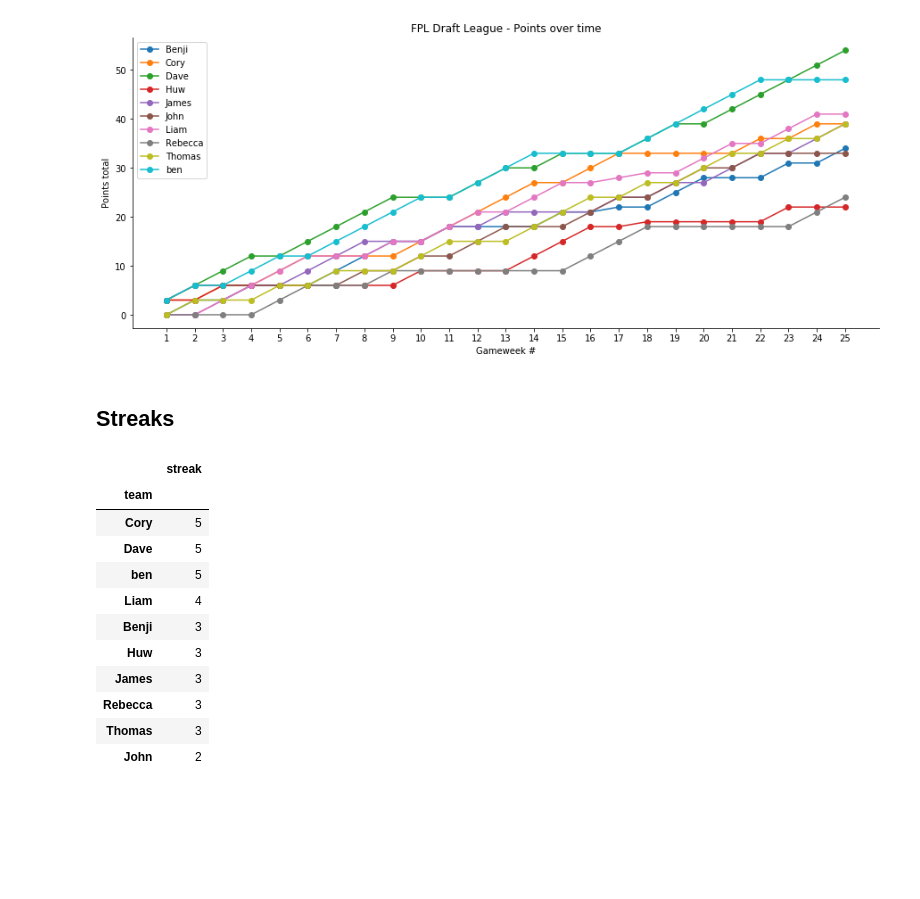
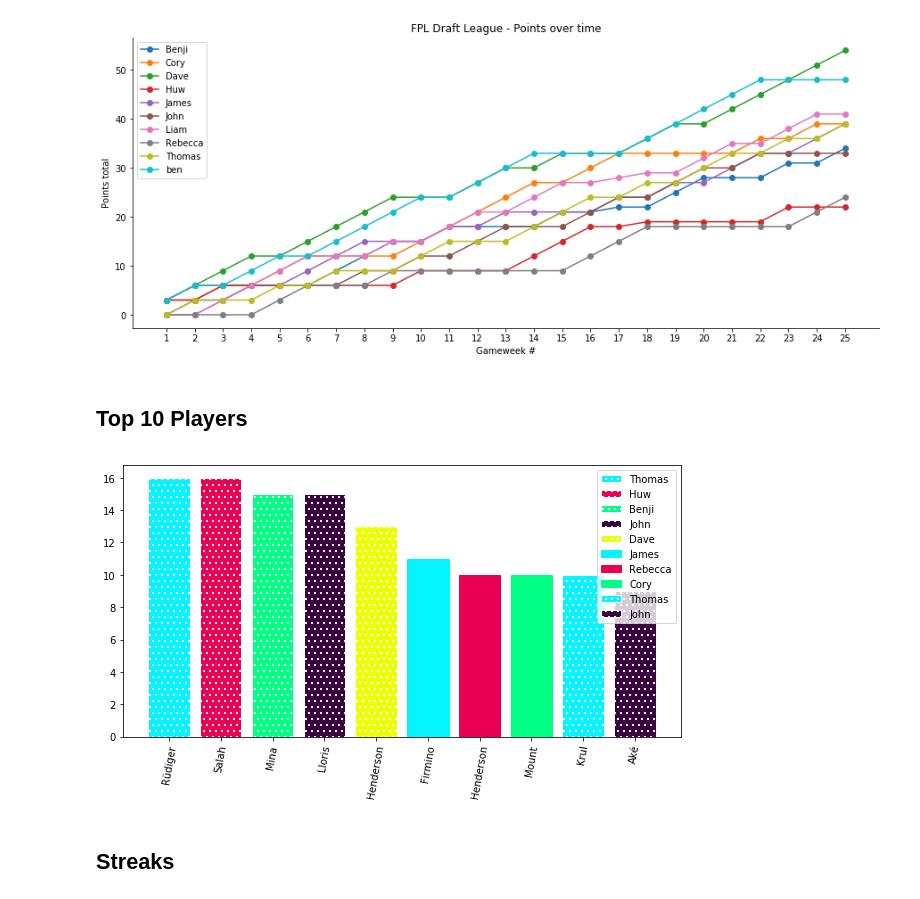
Before and after one commit to leej11/fpl_draft_league, a Jupyter notebook: notebooks/final_email.ipynb, the cells around one changed output. Drawn from its saved outputs; the diff is of its cells as text; code cells hidden in the pictures; blank space fills up the shorter version.

```diff
--- a/notebooks/final_email.ipynb
+++ b/notebooks/final_email.ipynb
@@ -24,20 +14,11 @@ streaks_df = fpl.get_streaks(stacked_df)
 charts.chart_league_standings_history()
 # %% [output]
 [figure]
+# %% [markdown]
+## Top 10 Players
+# %%
+charts.chart_top_n_players(10)
+# %% [output]
+[figure, added]
 # %% [markdown]
 ## Streaks
-# %%
-streaks_df[['team', 'streak']].groupby(['team']).max().sort_values(by='streak', ascending=False)
-# %% [output]
-|  | streak |
-| team |  |
-| Cory | 5 |
-| Dave | 5 |
-| ben | 5 |
-| Liam | 4 |
-| Benji | 3 |
-| Huw | 3 |
-| James | 3 |
-| Rebecca | 3 |
-| Thomas | 3 |
-| John | 2 |
```
Also changed, not shown: parts of 6 cells of this notebook, 8 other files.
